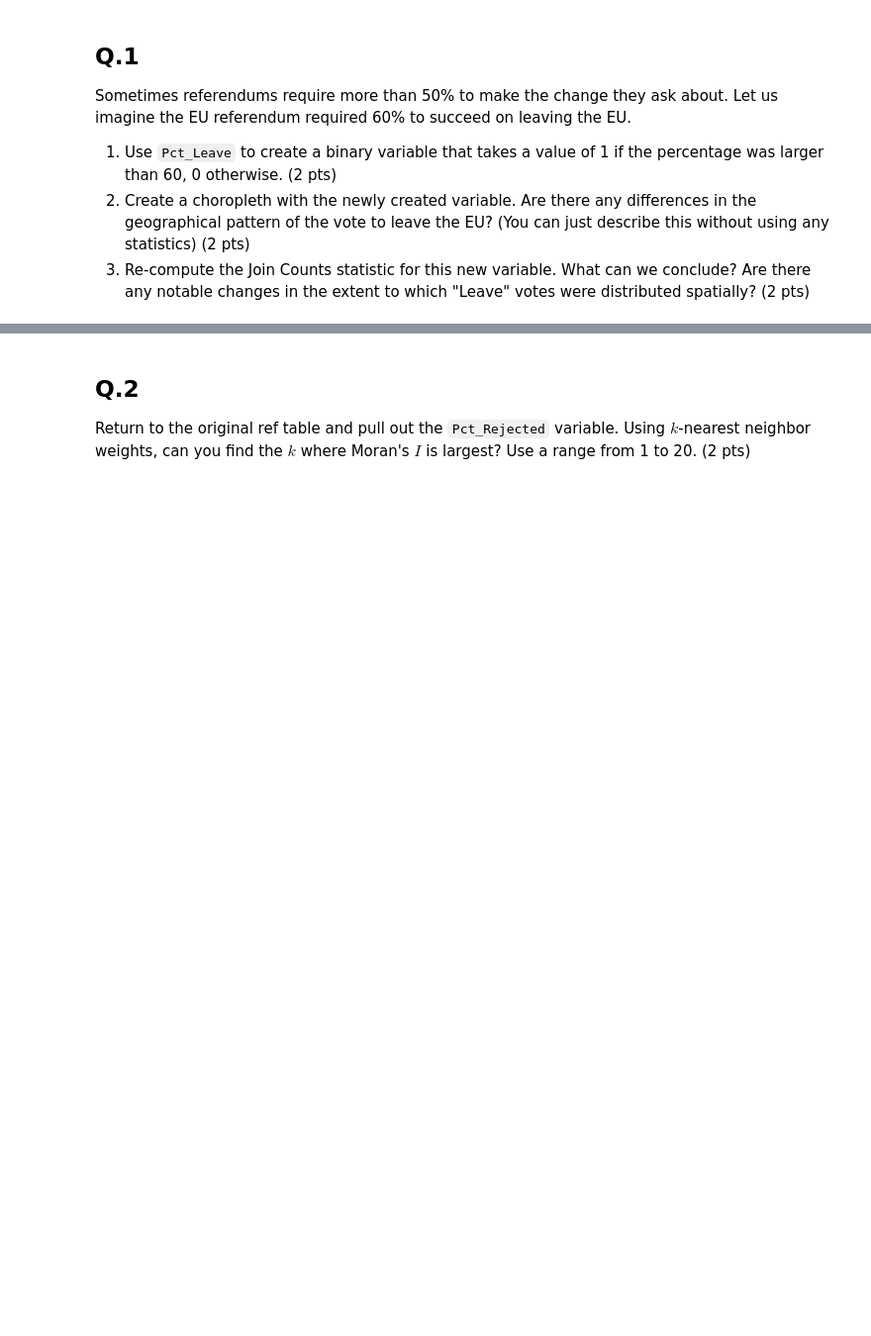
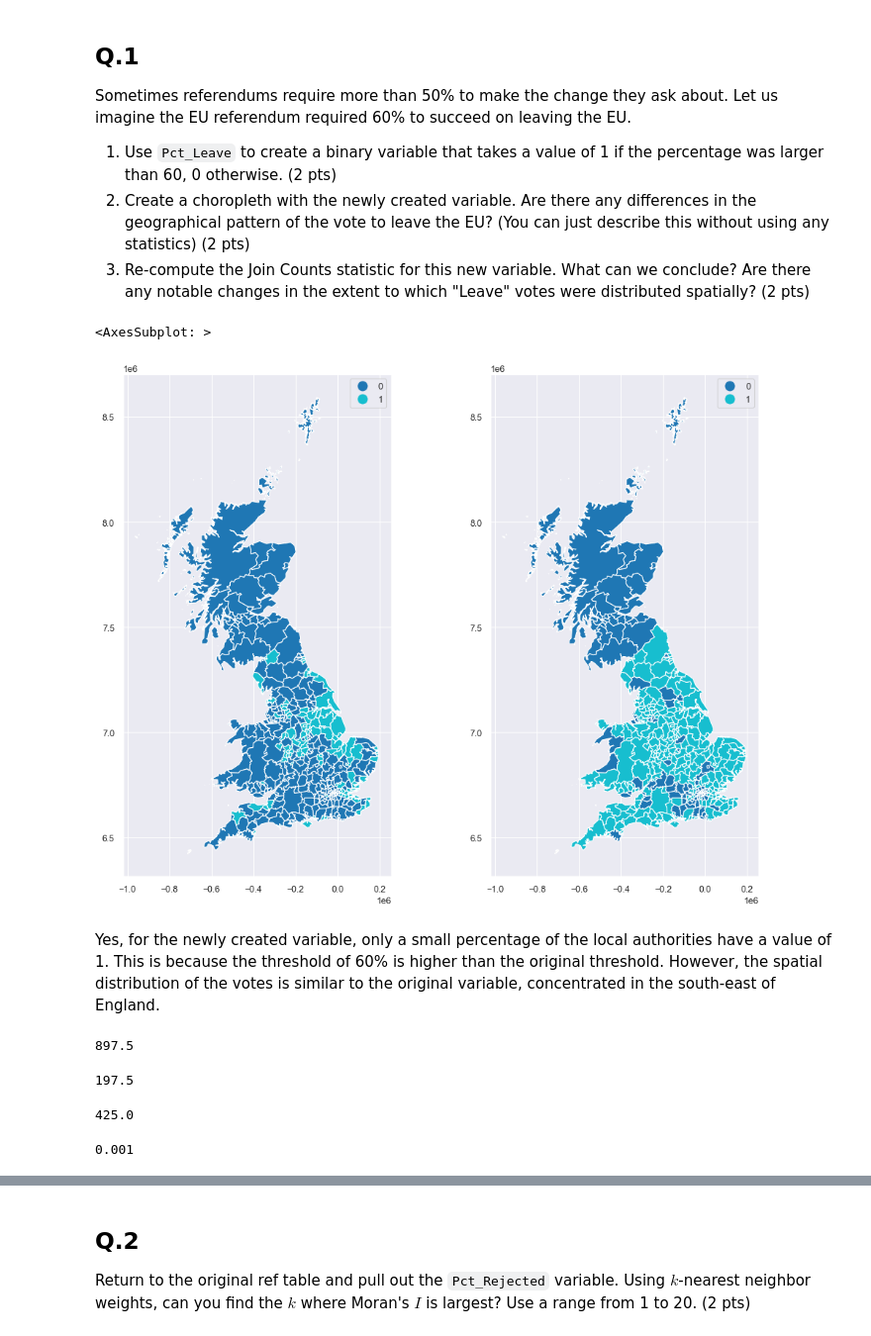
Before and after one commit to RainCyz/4680_5680_intro_uds, a Jupyter notebook: Week7/week7_solution/W7_ycheng_solution.ipynb, the cells around one changed output, grey strips where cells are left out. Shown at 99% size. Drawn from its saved outputs; the diff is of its cells as text; code cells hidden in the pictures; blank space fills up the shorter version.

```diff
--- a/Week7/week7_solution/W7_ycheng_solution.ipynb
+++ b/Week7/week7_solution/W7_ycheng_solution.ipynb
@@ -502,0 +505,29 @@ Sometimes referendums require more than 50% to make the change they ask about. L
+# %%
+# choropleth map
+f, axs = plt.subplots(1, 2, figsize=(12, 9))
+ax1, ax2 = axs
+db.plot(column="Leave_60", categorical=True, legend=True, ax=ax1)
+db.plot(column="Leave", categorical=True, legend=True, ax=ax2)
+# %% [output]
+<AxesSubplot: >
+[figure, added]
+# %% [markdown]
+Yes, for the newly created variable, only a small percentage of the local authorities have a value of 1. This is because the threshold of 60% is higher than the original threshold. However, the spatial distribution of the votes is similar to the original variable, concentrated in the south-east of England.
+# %%
+# join count statistics
+jc = esda.join_counts.Join_Counts(db["Leave_60"], w)
+jc.ww
+# %% [output]
+897.5
+# %%
+jc.bb
+# %% [output]
+197.5
+# %%
+jc.bw
+# %% [output]
+425.0
+# %%
+jc.p_sim_bb
+# %% [output]
+0.001
```
Also changed, not shown: parts of 29 cells of this notebook.
